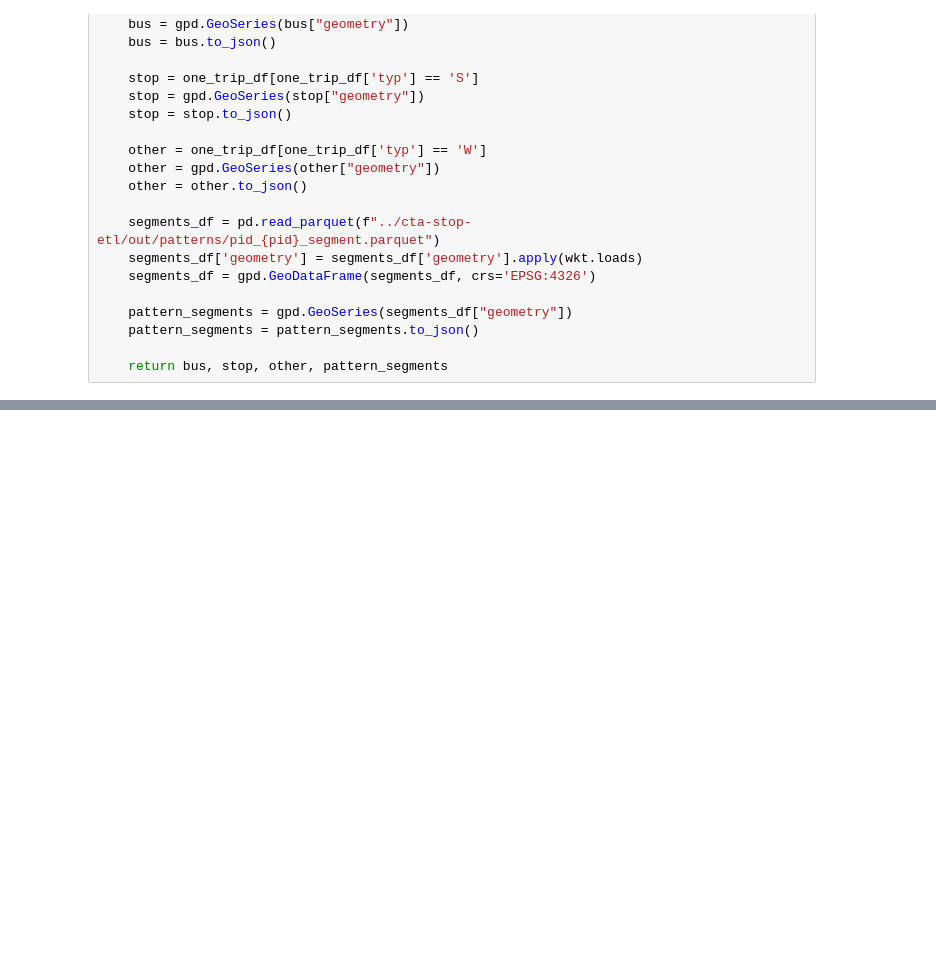
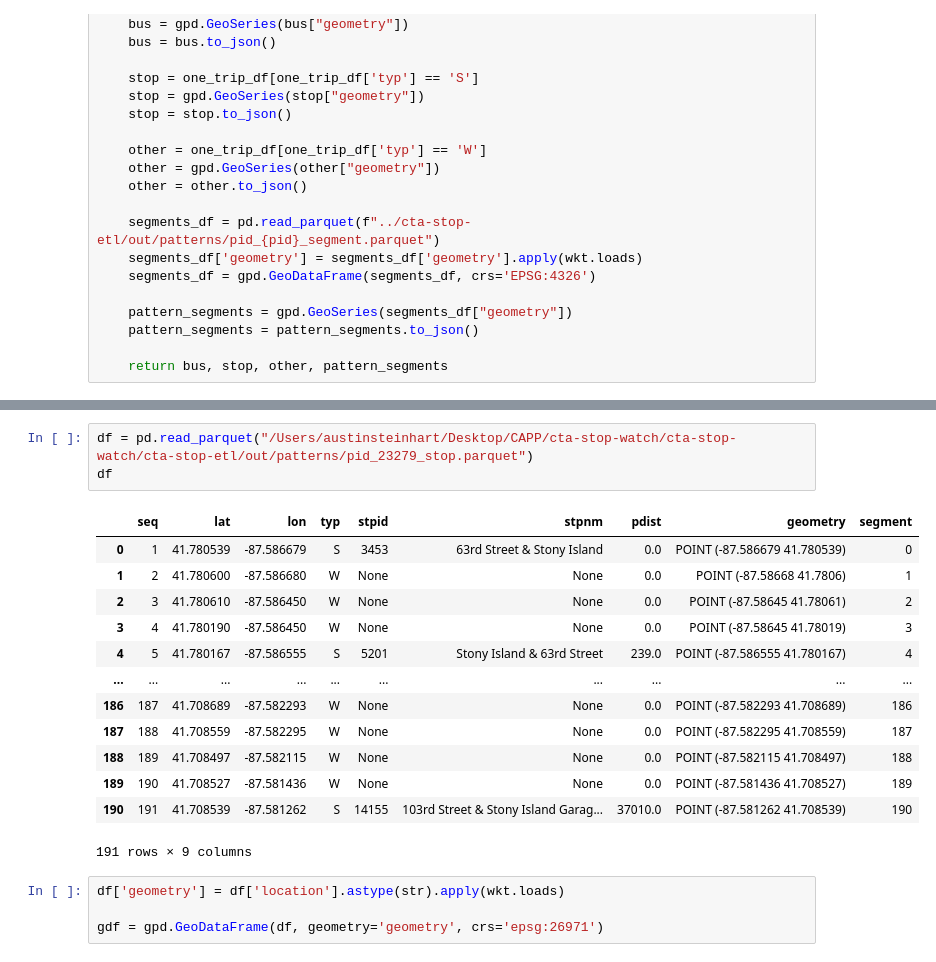
Before and after one commit to mansueto-institute/cta-stop-watch, a Jupyter notebook: cta-stop-watch/scratch/map_external.ipynb, the cells around one changed output, grey strips where cells are left out. Drawn from its saved outputs; the diff is of its cells as text; blank space fills up the shorter version.

```diff
--- a/cta-stop-watch/scratch/map_external.ipynb
+++ b/cta-stop-watch/scratch/map_external.ipynb
@@ -153 +165,22 @@ for seg in segments:
+# %%
+df = pd.read_parquet("/Users/austinsteinhart/Desktop/CAPP/cta-stop-watch/cta-stop-watch/cta-stop-etl/out/patterns/pid_23279_stop.parquet")
+df
+# %% [output]
+|  | seq | lat | lon | typ | stpid | stpnm | pdist | geometry | segment |
+| 0 | 1 | 41.780539 | -87.586679 | S | 3453 | 63rd Street & Stony Island | 0.0 | POINT (-87.586679 41.780539) | 0 |
+| 1 | 2 | 41.780600 | -87.586680 | W | None | None | 0.0 | POINT (-87.58668 41.7806) | 1 |
+| 2 | 3 | 41.780610 | -87.586450 | W | None | None | 0.0 | POINT (-87.58645 41.78061) | 2 |
+| 3 | 4 | 41.780190 | -87.586450 | W | None | None | 0.0 | POINT (-87.58645 41.78019) | 3 |
+| 4 | 5 | 41.780167 | -87.586555 | S | 5201 | Stony Island & 63rd Street | 239.0 | POINT (-87.586555 41.780167) | 4 |
+| ... | ... | ... | ... | ... | ... | ... | ... | ... | ... |
+| 186 | 187 | 41.708689 | -87.582293 | W | None | None | 0.0 | POINT (-87.582293 41.708689) | 186 |
+| 187 | 188 | 41.708559 | -87.582295 | W | None | None | 0.0 | POINT (-87.582295 41.708559) | 187 |
+| 188 | 189 | 41.708497 | -87.582115 | W | None | None | 0.0 | POINT (-87.582115 41.708497) | 188 |
+| 189 | 190 | 41.708527 | -87.581436 | W | None | None | 0.0 | POINT (-87.581436 41.708527) | 189 |
+| 190 | 191 | 41.708539 | -87.581262 | S | 14155 | 103rd Street & Stony Island Garag... | 37010.0 | POINT (-87.581262 41.708539) | 190 |
+191 rows × 9 columns
+# %%
+df['geometry'] = df['location'].astype(str).apply(wkt.loads)
+
+gdf = gpd.GeoDataFrame(df, geometry='geometry', crs='epsg:26971')
 # %%
```
Also changed, not shown: parts of 8 cells of this notebook, 2 other files.
